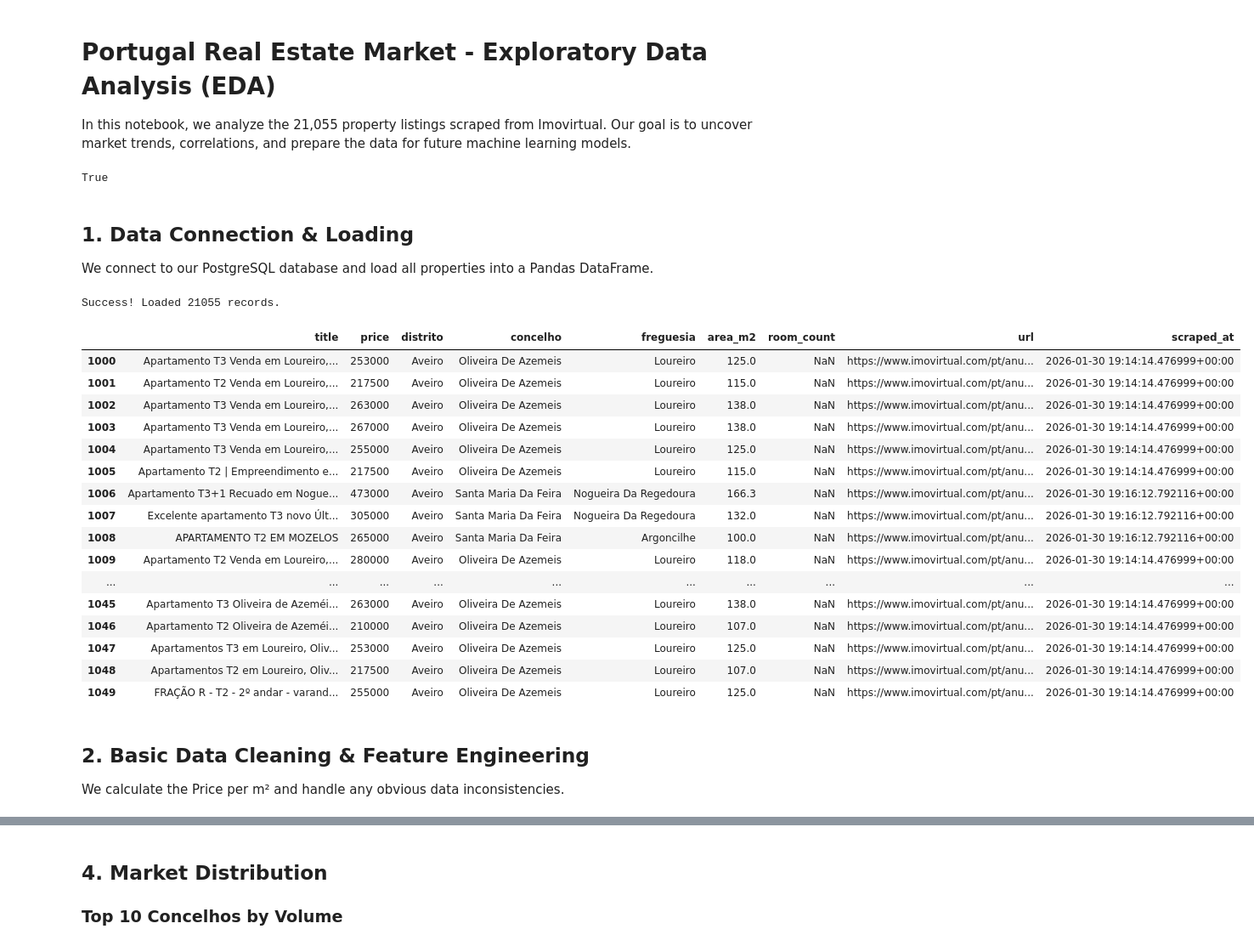
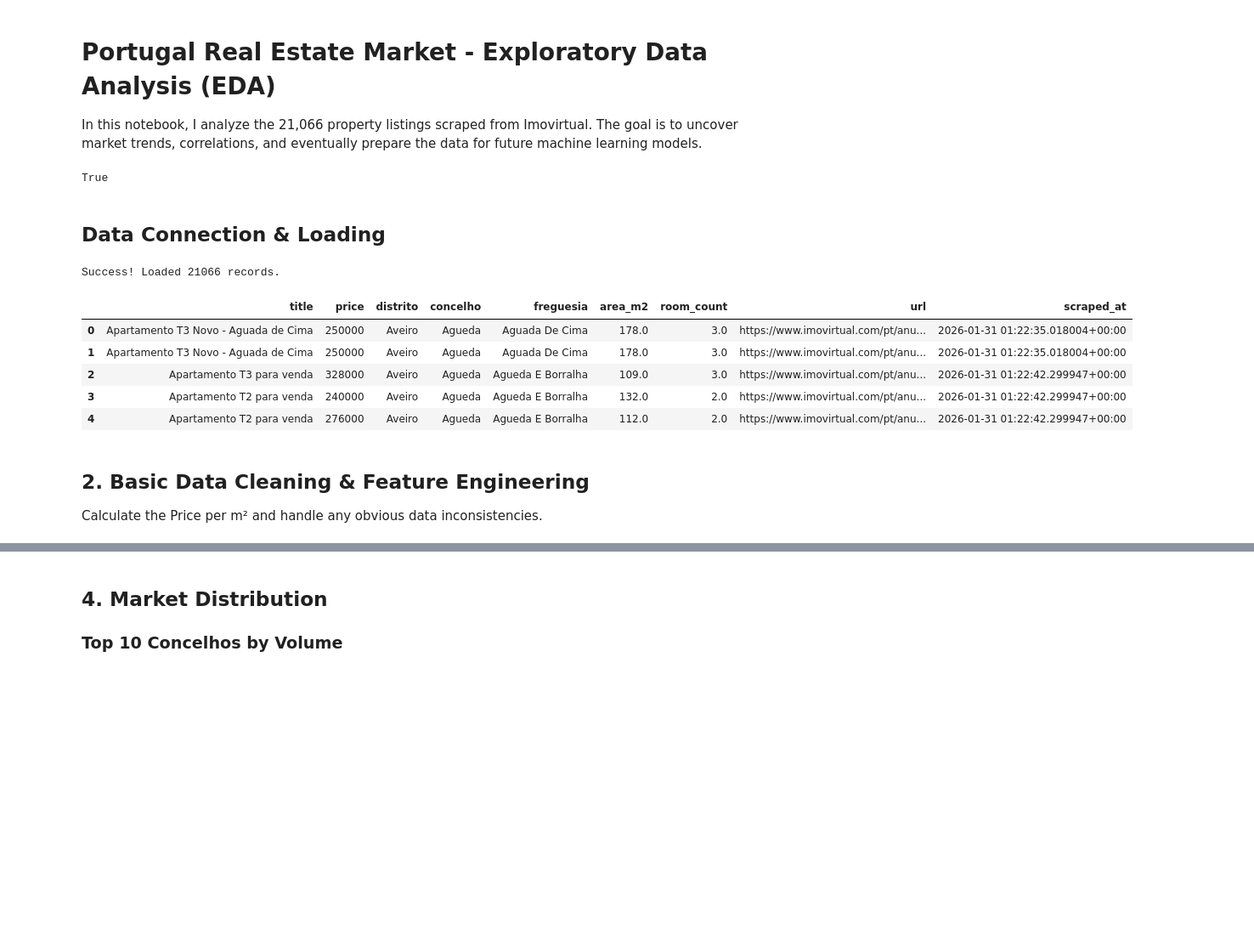
Before and after one commit to vascopud/End-to-End-Portugal-Real-Estate-Analytics, a Jupyter notebook: notebooks/eda_analysis.ipynb, the cells around one changed output, grey strips where cells are left out. Shown at 85% size. Saved outputs shown, nothing was run; the diff lists cells and outputs as text; code cells hidden in the pictures; blank space fills up the shorter version.

Commit message:
Update EDA notebook with latest interactive analysis

```diff
--- a/notebooks/eda_analysis.ipynb
+++ b/notebooks/eda_analysis.ipynb
@@ -1,7 +1,7 @@
 # %% [markdown]
 # Portugal Real Estate Market - Exploratory Data Analysis (EDA)
 
-In this notebook, we analyze the 21,055 property listings scraped from Imovirtual. Our goal is to uncover market trends, correlations, and prepare the data for future machine learning models.
+In this notebook, I analyze the 21,066 property listings scraped from Imovirtual. The goal is to uncover market trends, correlations, and eventually prepare the data for future machine learning models.
 # %%
 import os
 import pandas as pd
@@ -20,52 +20,39 @@ plt.rcParams['figure.figsize'] = [12, 6]
 load_dotenv("../.env")
 # %% [output]
 True
-# %% [markdown]
-## 1. Data Connection & Loading
-
-We connect to our PostgreSQL database and load all properties into a Pandas DataFrame.
+# %% [markdown]
+## Data Connection & Loading
 # %%
 def get_db_connection():
     return psycopg2.connect(
         host=os.getenv('DB_HOST', 'localhost'),
         database=os.getenv('DB_NAME'),
         user=os.getenv('DB_USER'),
         password=os.getenv('DB_PASSWORD')
     )
 
 try:
     conn = get_db_connection()
     query = "SELECT title, price, distrito, concelho, freguesia, area_m2, room_count, url, scraped_at FROM properties"
     df = pd.read_sql(query, conn)
     conn.close()
     print(f"Success! Loaded {len(df)} records.")
 except Exception as e:
     print(f"Error: {e}")
 
-df.iloc[1000:1050]
+df.head()
 # %% [output]
-Success! Loaded 21055 records.
+Success! Loaded 21066 records.
 |  | title | price | distrito | concelho | freguesia | area_m2 | room_count | url | scraped_at |
-| 1000 | Apartamento T3 Venda em Loureiro,... | 253000 | Aveiro | Oliveira De Azemeis | Loureiro | 125.0 | NaN | https://www.imovirtual.com/pt/anu... | 2026-01-30 19:14:14.476999+00:00 |
-| 1001 | Apartamento T2 Venda em Loureiro,... | 217500 | Aveiro | Oliveira De Azemeis | Loureiro | 115.0 | NaN | https://www.imovirtual.com/pt/anu... | 2026-01-30 19:14:14.476999+00:00 |
-| 1002 | Apartamento T3 Venda em Loureiro,... | 263000 | Aveiro | Oliveira De Azemeis | Loureiro | 138.0 | NaN | https://www.imovirtual.com/pt/anu... | 2026-01-30 19:14:14.476999+00:00 |
-| 1003 | Apartamento T3 Venda em Loureiro,... | 267000 | Aveiro | Oliveira De Azemeis | Loureiro | 138.0 | NaN | https://www.imovirtual.com/pt/anu... | 2026-01-30 19:14:14.476999+00:00 |
-| 1004 | Apartamento T3 Venda em Loureiro,... | 255000 | Aveiro | Oliveira De Azemeis | Loureiro | 125.0 | NaN | https://www.imovirtual.com/pt/anu... | 2026-01-30 19:14:14.476999+00:00 |
-| 1005 | Apartamento T2 | Empreendimento e... | 217500 | Aveiro | Oliveira De Azemeis | Loureiro | 115.0 | NaN | https://www.imovirtual.com/pt/anu... | 2026-01-30 19:14:14.476999+00:00 |
-| 1006 | Apartamento T3+1 Recuado em Nogue... | 473000 | Aveiro | Santa Maria Da Feira | Nogueira Da Regedoura | 166.3 | NaN | https://www.imovirtual.com/pt/anu... | 2026-01-30 19:16:12.792116+00:00 |
-| 1007 | Excelente apartamento T3 novo Últ... | 305000 | Aveiro | Santa Maria Da Feira | Nogueira Da Regedoura | 132.0 | NaN | https://www.imovirtual.com/pt/anu... | 2026-01-30 19:16:12.792116+00:00 |
-| 1008 | APARTAMENTO T2 EM MOZELOS | 265000 | Aveiro | Santa Maria Da Feira | Argoncilhe | 100.0 | NaN | https://www.imovirtual.com/pt/anu... | 2026-01-30 19:16:12.792116+00:00 |
-| 1009 | Apartamento T2 Venda em Loureiro,... | 280000 | Aveiro | Oliveira De Azemeis | Loureiro | 118.0 | NaN | https://www.imovirtual.com/pt/anu... | 2026-01-30 19:14:14.476999+00:00 |
-| ... | ... | ... | ... | ... | ... | ... | ... | ... | ... |
-| 1045 | Apartamento T3 Oliveira de Azeméi... | 263000 | Aveiro | Oliveira De Azemeis | Loureiro | 138.0 | NaN | https://www.imovirtual.com/pt/anu... | 2026-01-30 19:14:14.476999+00:00 |
-| 1046 | Apartamento T2 Oliveira de Azeméi... | 210000 | Aveiro | Oliveira De Azemeis | Loureiro | 107.0 | NaN | https://www.imovirtual.com/pt/anu... | 2026-01-30 19:14:14.476999+00:00 |
-| 1047 | Apartamentos T3 em Loureiro, Oliv... | 253000 | Aveiro | Oliveira De Azemeis | Loureiro | 125.0 | NaN | https://www.imovirtual.com/pt/anu... | 2026-01-30 19:14:14.476999+00:00 |
-| 1048 | Apartamentos T2 em Loureiro, Oliv... | 217500 | Aveiro | Oliveira De Azemeis | Loureiro | 107.0 | NaN | https://www.imovirtual.com/pt/anu... | 2026-01-30 19:14:14.476999+00:00 |
-| 1049 | FRAÇÃO R - T2 - 2º andar - varand... | 255000 | Aveiro | Oliveira De Azemeis | Loureiro | 125.0 | NaN | https://www.imovirtual.com/pt/anu... | 2026-01-30 19:14:14.476999+00:00 |
+| 0 | Apartamento T3 Novo - Aguada de Cima | 250000 | Aveiro | Agueda | Aguada De Cima | 178.0 | 3.0 | https://www.imovirtual.com/pt/anu... | 2026-01-31 01:22:35.018004+00:00 |
+| 1 | Apartamento T3 Novo - Aguada de Cima | 250000 | Aveiro | Agueda | Aguada De Cima | 178.0 | 3.0 | https://www.imovirtual.com/pt/anu... | 2026-01-31 01:22:35.018004+00:00 |
+| 2 | Apartamento T3 para venda | 328000 | Aveiro | Agueda | Agueda E Borralha | 109.0 | 3.0 | https://www.imovirtual.com/pt/anu... | 2026-01-31 01:22:42.299947+00:00 |
+| 3 | Apartamento T2 para venda | 240000 | Aveiro | Agueda | Agueda E Borralha | 132.0 | 2.0 | https://www.imovirtual.com/pt/anu... | 2026-01-31 01:22:42.299947+00:00 |
+| 4 | Apartamento T2 para venda | 276000 | Aveiro | Agueda | Agueda E Borralha | 112.0 | 2.0 | https://www.imovirtual.com/pt/anu... | 2026-01-31 01:22:42.299947+00:00 |
 # %% [markdown]
 ## 2. Basic Data Cleaning & Feature Engineering
 
-We calculate the Price per m² and handle any obvious data inconsistencies.
+Calculate the Price per m² and handle any obvious data inconsistencies.
 # %%
 # Calculate Price per m2 where possible
 df['price_per_m2'] = df['price'] / df['area_m2']
```
Also changed, not shown: parts of 14 cells of this notebook.
